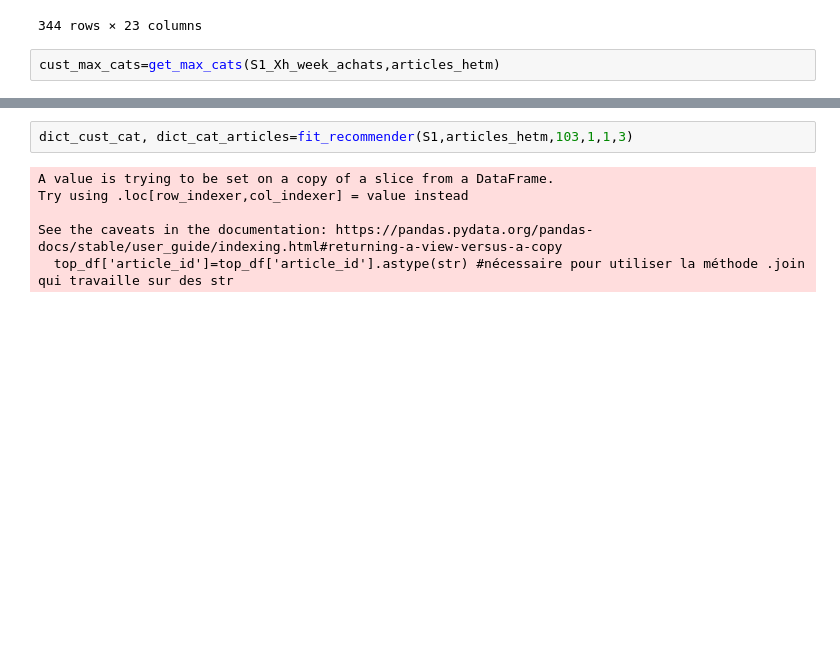
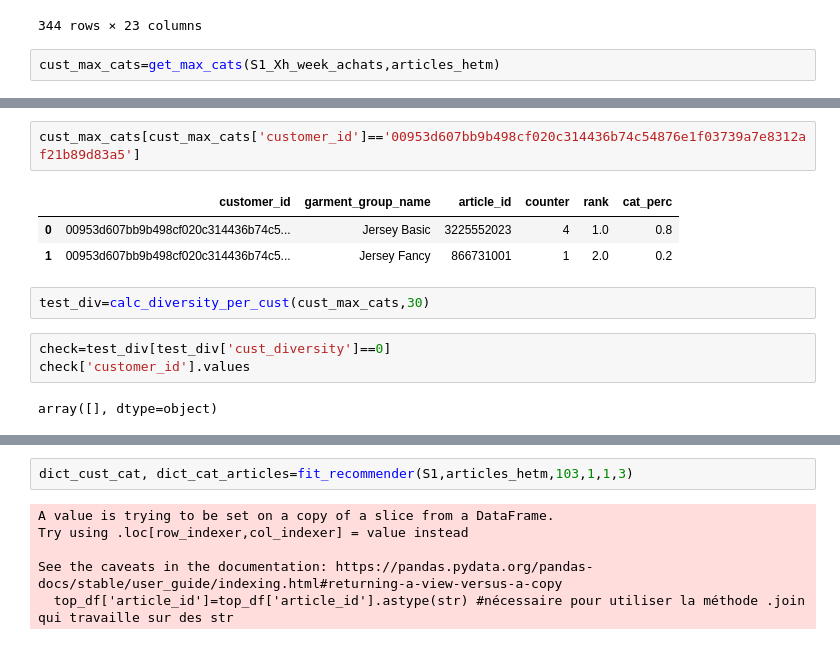
Before and after one commit to NaceurJed/celfernandes, a Jupyter notebook: notebooks/vscode_to_jn.ipynb, the cells around one changed output, grey strips where cells are left out. Drawn from its saved outputs; the diff is of its cells as text; blank space fills up the shorter version.

```diff
--- a/notebooks/vscode_to_jn.ipynb
+++ b/notebooks/vscode_to_jn.ipynb
@@ -334,0 +392,13 @@ cust_max_cats[cust_max_cats['customer_id']=='0285d6fbe7c6db42c94a540de427c4f24c3
+# %%
+cust_max_cats[cust_max_cats['customer_id']=='00953d607bb9b498cf020c314436b74c54876e1f03739a7e8312af21b89d83a5']
+# %% [output]
+|  | customer_id | garment_group_name | article_id | counter | rank | cat_perc |
+| 0 | 00953d607bb9b498cf020c314436b74c5... | Jersey Basic | 3225552023 | 4 | 1.0 | 0.8 |
+| 1 | 00953d607bb9b498cf020c314436b74c5... | Jersey Fancy | 866731001 | 1 | 2.0 | 0.2 |
+# %%
+test_div=calc_diversity_per_cust(cust_max_cats,30)
+# %%
+check=test_div[test_div['cust_diversity']==0]
+check['customer_id'].values
+# %% [output]
+array([], dtype=object)
```
Also changed, not shown: parts of 39 cells of this notebook.
